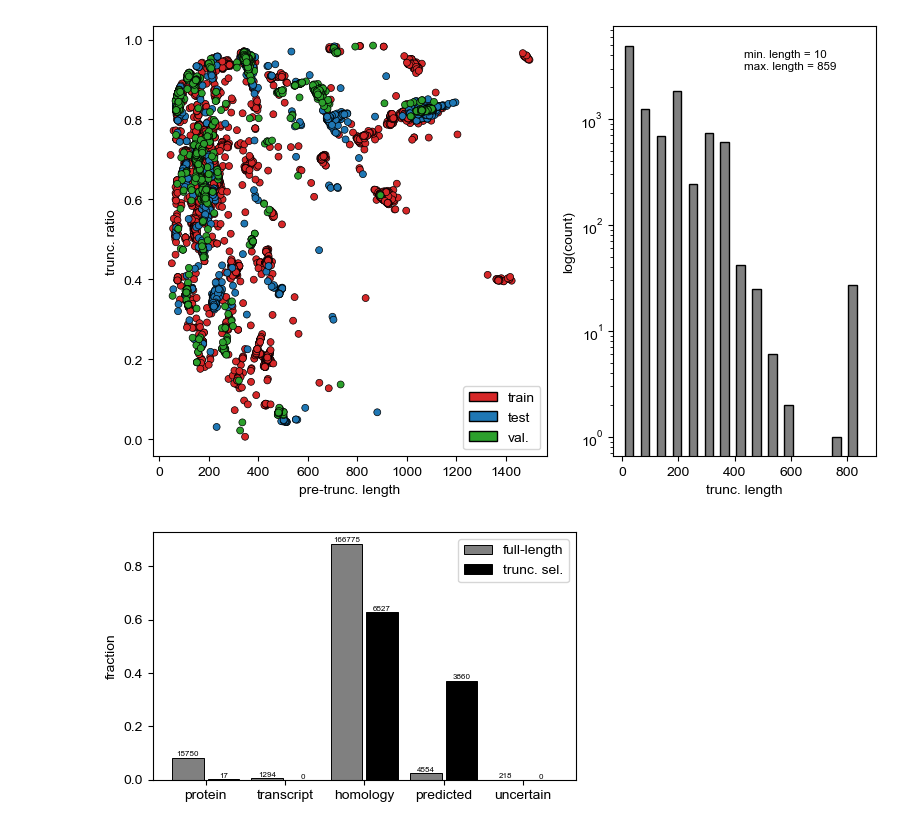
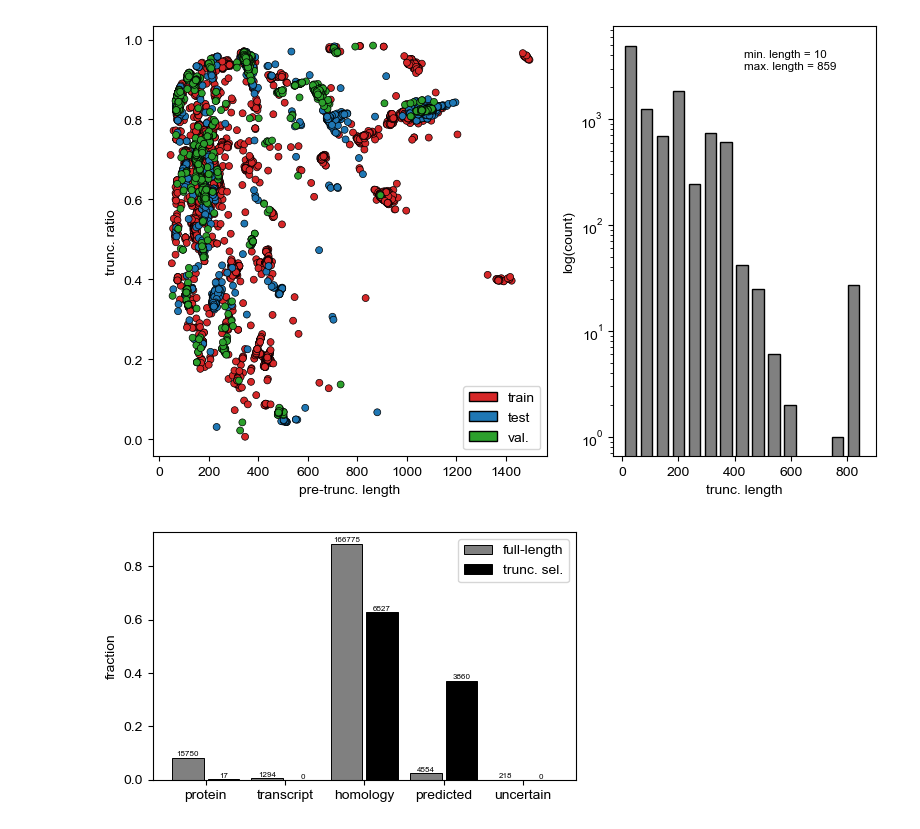
Before and after one commit to pipparichter/selenobot, a Jupyter notebook: notebooks/datasets.ipynb, the cells around one changed output. Saved outputs shown, nothing was run; the diff lists cells and outputs as text; code cells hidden in the pictures.

```diff
--- a/notebooks/datasets.ipynb
+++ b/notebooks/datasets.ipynb
@@ -144,29 +188,30 @@ figure_1(metadata_2c)
 # %%
 # What are the truncation ratio distributions for the selenoprotein? How short is the shortest one?
 
+def figure_3()
 metadata_2c_1_df = pd.concat([df[df.label == 1].assign(dataset=dataset) for dataset, df in metadata_2c.items()]) # Grab all truncated selenoproteins.
 metadata_2c_0_df = pd.concat([df[df.label == 0].assign(dataset=dataset) for dataset, df in metadata_2c.items()]) # Grab all truncated selenoproteins.
 
 fig, axes = plt.subplots(ncols=2, figsize=(8, 5), width_ratios=[0.6, 0.4], layout='tight')
 
 ax = axes[0]
 
 colors = metadata_2c_1_df.dataset.replace(color_map).values
 ax.scatter(metadata_2c_1_df.original_length, metadata_2c_1_df.truncation_ratio, s=25, c=colors, edgecolors='black', lw=0.5)
 ax.set_xlabel('pre-trunc. length')
 ax.set_ylabel('trunc. ratio')
 ax.legend(handles=[Patch(facecolor=color_map[dataset], label=dataset, edgecolor='black') for dataset in datasets], loc='lower right')
 
 ax = axes[1]
-ax.hist(metadata_2c_1_df.seq.apply(len), bins=15, width=30, edgecolor='black', color='gray')
+ax.hist(metadata_2c_1_df.seq.apply(len), bins=15, width=40, edgecolor='black', color='gray')
 ax.set_ylabel('log(count)')
 ax.set_xlabel('trunc. length')
 ax.set_yscale('log')
 ax.text(0.5, 0.9, f'min. length = {metadata_2c_1_df.seq.apply(len).min()}\nmax. length = {metadata_2c_1_df.seq.apply(len).max()}', transform=ax.transAxes, fontsize='small')
 
 plt.show()
 # %% [output]
-[figure, old version]
+[figure, new version]
 # %%
 # I think it also might be valuable to assess sequence quality...
 
```
Also changed, not shown: parts of 5 cells of this notebook, 18 other files.
